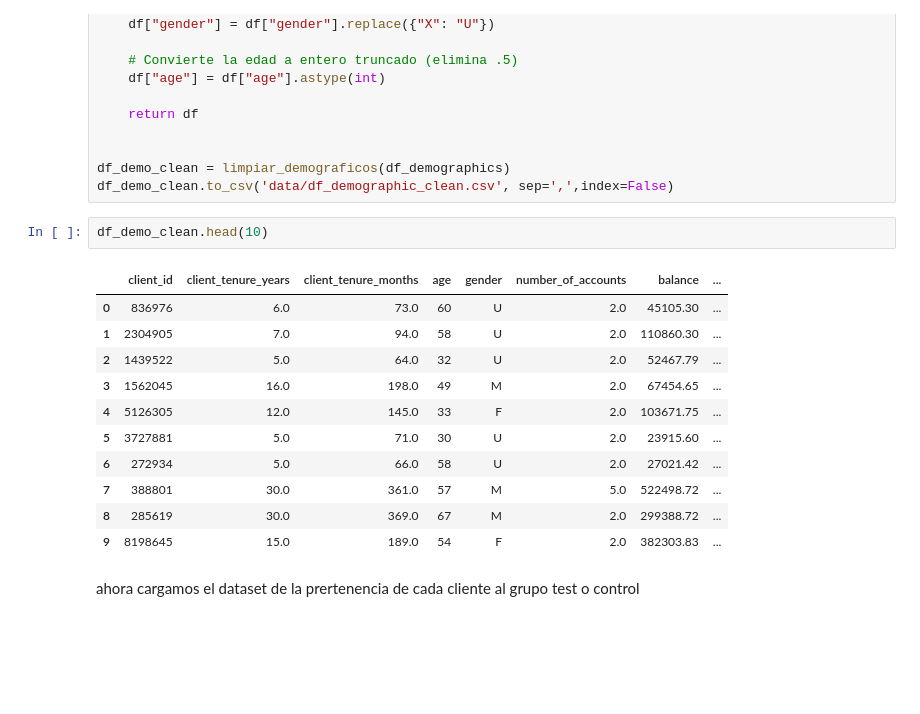
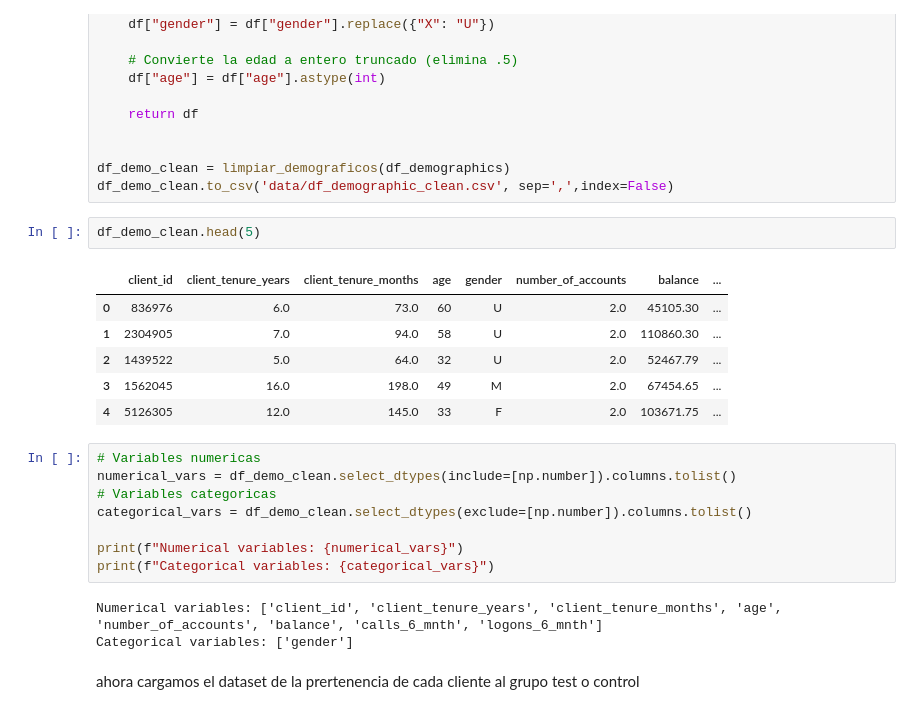
Before and after one commit to FranBretones/vanguard-ab-test, a Jupyter notebook: eda-clean.ipynb, the cells around one changed output. Saved outputs shown, nothing was run; the diff lists cells and outputs as text; blank space fills up the shorter version.

```diff
--- a/eda-clean.ipynb
+++ b/eda-clean.ipynb
@@ -149,19 +170,25 @@ def limpiar_demograficos(df):
 df_demo_clean = limpiar_demograficos(df_demographics)
 df_demo_clean.to_csv('data/df_demographic_clean.csv', sep=',',index=False)
 # %%
-df_demo_clean.head(10)
+df_demo_clean.head(5)
 # %% [output]
 |  | client_id | client_tenure_years | client_tenure_months | age | gender | number_of_accounts | balance | ... |
 | 0 | 836976 | 6.0 | 73.0 | 60 | U | 2.0 | 45105.30 | ... |
 | 1 | 2304905 | 7.0 | 94.0 | 58 | U | 2.0 | 110860.30 | ... |
 | 2 | 1439522 | 5.0 | 64.0 | 32 | U | 2.0 | 52467.79 | ... |
 | 3 | 1562045 | 16.0 | 198.0 | 49 | M | 2.0 | 67454.65 | ... |
 | 4 | 5126305 | 12.0 | 145.0 | 33 | F | 2.0 | 103671.75 | ... |
-| 5 | 3727881 | 5.0 | 71.0 | 30 | U | 2.0 | 23915.60 | ... |
-| 6 | 272934 | 5.0 | 66.0 | 58 | U | 2.0 | 27021.42 | ... |
-| 7 | 388801 | 30.0 | 361.0 | 57 | M | 5.0 | 522498.72 | ... |
-| 8 | 285619 | 30.0 | 369.0 | 67 | M | 2.0 | 299388.72 | ... |
-| 9 | 8198645 | 15.0 | 189.0 | 54 | F | 2.0 | 382303.83 | ... |
+# %%
+# Variables numericas
+numerical_vars = df_demo_clean.select_dtypes(include=[np.number]).columns.tolist()
+# Variables categoricas
+categorical_vars = df_demo_clean.select_dtypes(exclude=[np.number]).columns.tolist()
+
+print(f"Numerical variables: {numerical_vars}")
+print(f"Categorical variables: {categorical_vars}")
+# %% [output]
+Numerical variables: ['client_id', 'client_tenure_years', 'client_tenure_months', 'age', 'number_of_accounts', 'balance', 'calls_6_mnth', 'logons_6_mnth']
+Categorical variables: ['gender']
 # %% [markdown]
 ahora cargamos el dataset de la prertenencia de cada cliente al grupo test o control
 # %%
```
Also changed, not shown: parts of 2 cells of this notebook.
